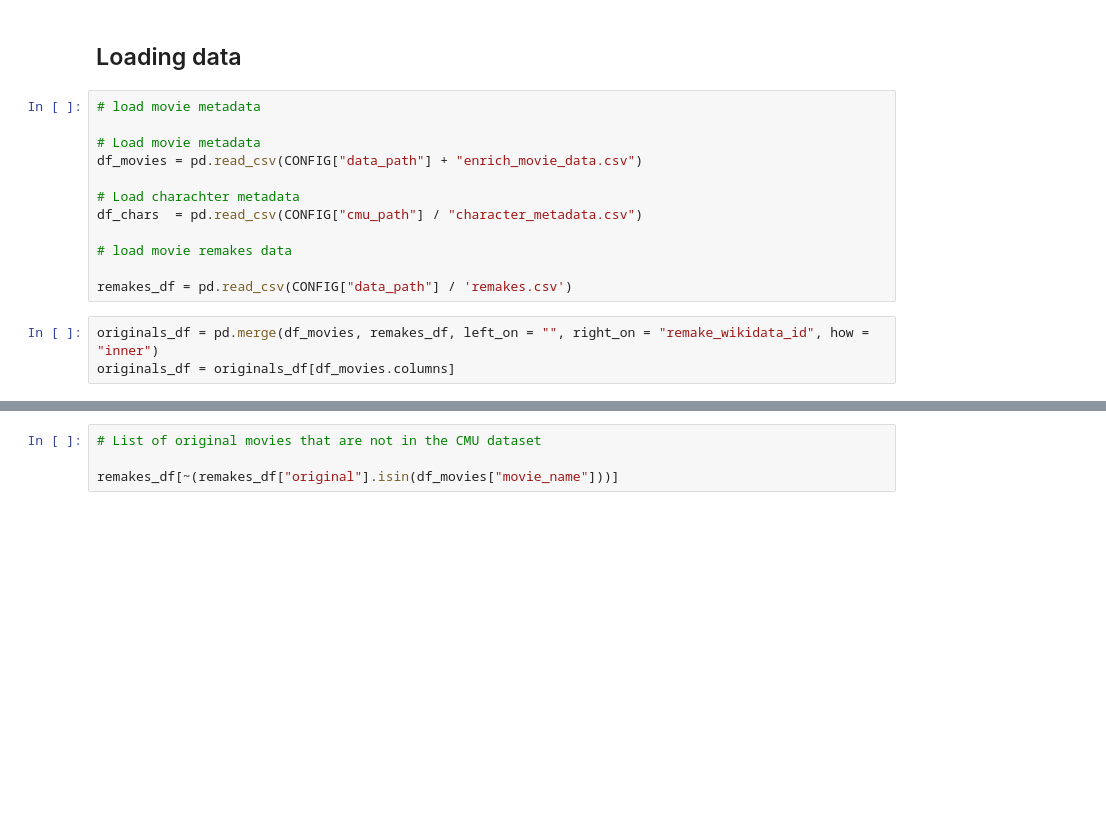
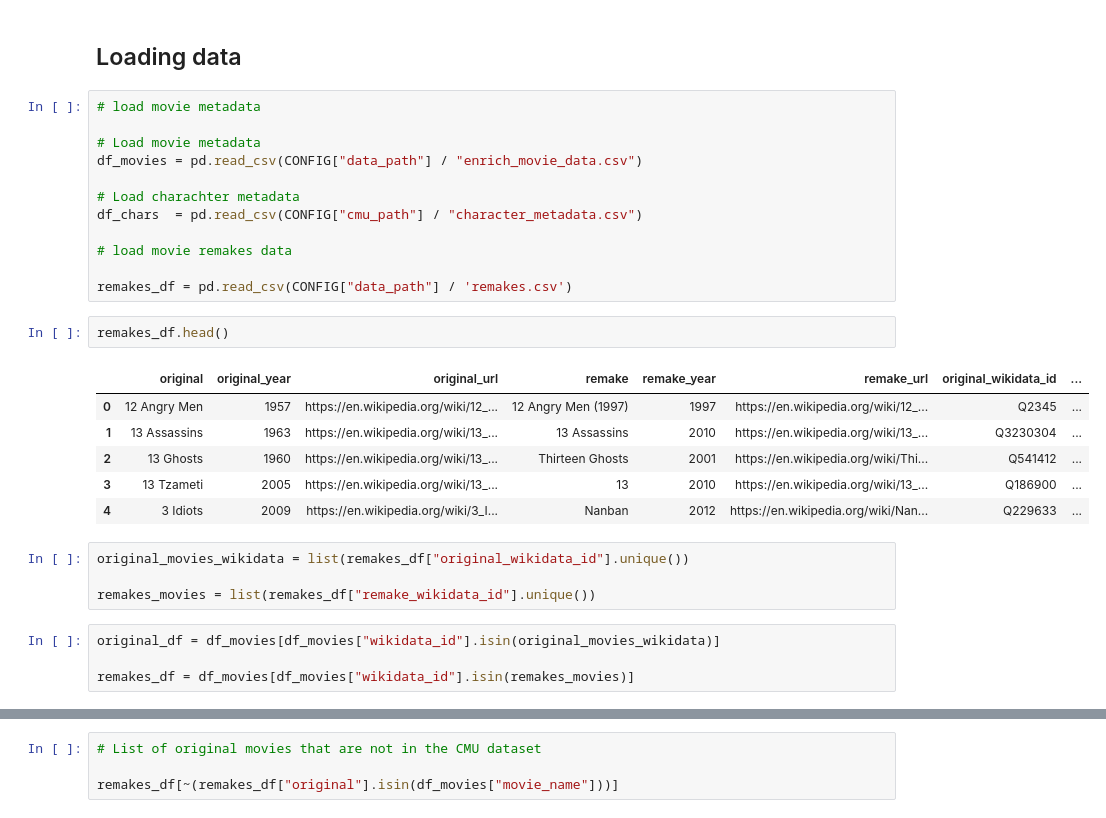
Before and after one commit to epfl-ada/ada-2024-project-madayam, a Jupyter notebook: src/main.ipynb, the cells around one changed output, grey strips where cells are left out. Drawn from its saved outputs; the diff is of its cells as text; blank space fills up the shorter version.

```diff
--- a/src/main.ipynb
+++ b/src/main.ipynb
@@ -27,7 +27,7 @@ from ada_config.config import CONFIG
 # load movie metadata
 
 # Load movie metadata
-df_movies = pd.read_csv(CONFIG["data_path"] + "enrich_movie_data.csv")
+df_movies = pd.read_csv(CONFIG["data_path"] / "enrich_movie_data.csv")
 
 # Load charachter metadata
 df_chars  = pd.read_csv(CONFIG["cmu_path"] / "character_metadata.csv")
@@ -35,6 +35,20 @@ df_chars  = pd.read_csv(CONFIG["cmu_path"] / "character_metadata.csv")
 # load movie remakes data
 
 remakes_df = pd.read_csv(CONFIG["data_path"] / 'remakes.csv')
-# %%
-originals_df = pd.merge(df_movies, remakes_df, left_on = "", right_on = "remake_wikidata_id", how = "inner")
-originals_df = originals_df[df_movies.columns]
+# %%
+remakes_df.head()
+# %% [output]
+|  | original | original_year | original_url | remake | remake_year | remake_url | original_wikidata_id | ... |
+| 0 | 12 Angry Men | 1957 | https://en.wikipedia.org/wiki/12_... | 12 Angry Men (1997) | 1997 | https://en.wikipedia.org/wiki/12_... | Q2345 | ... |
+| 1 | 13 Assassins | 1963 | https://en.wikipedia.org/wiki/13_... | 13 Assassins | 2010 | https://en.wikipedia.org/wiki/13_... | Q3230304 | ... |
+| 2 | 13 Ghosts | 1960 | https://en.wikipedia.org/wiki/13_... | Thirteen Ghosts | 2001 | https://en.wikipedia.org/wiki/Thi... | Q541412 | ... |
+| 3 | 13 Tzameti | 2005 | https://en.wikipedia.org/wiki/13_... | 13 | 2010 | https://en.wikipedia.org/wiki/13_... | Q186900 | ... |
+| 4 | 3 Idiots | 2009 | https://en.wikipedia.org/wiki/3_I... | Nanban | 2012 | https://en.wikipedia.org/wiki/Nan... | Q229633 | ... |
+# %%
+original_movies_wikidata = list(remakes_df["original_wikidata_id"].unique())
+
+remakes_movies = list(remakes_df["remake_wikidata_id"].unique())
+# %%
+original_df = df_movies[df_movies["wikidata_id"].isin(original_movies_wikidata)]
+
+remakes_df = df_movies[df_movies["wikidata_id"].isin(remakes_movies)]
```
Also changed, not shown: parts of 3 cells of this notebook, 1 other file.
